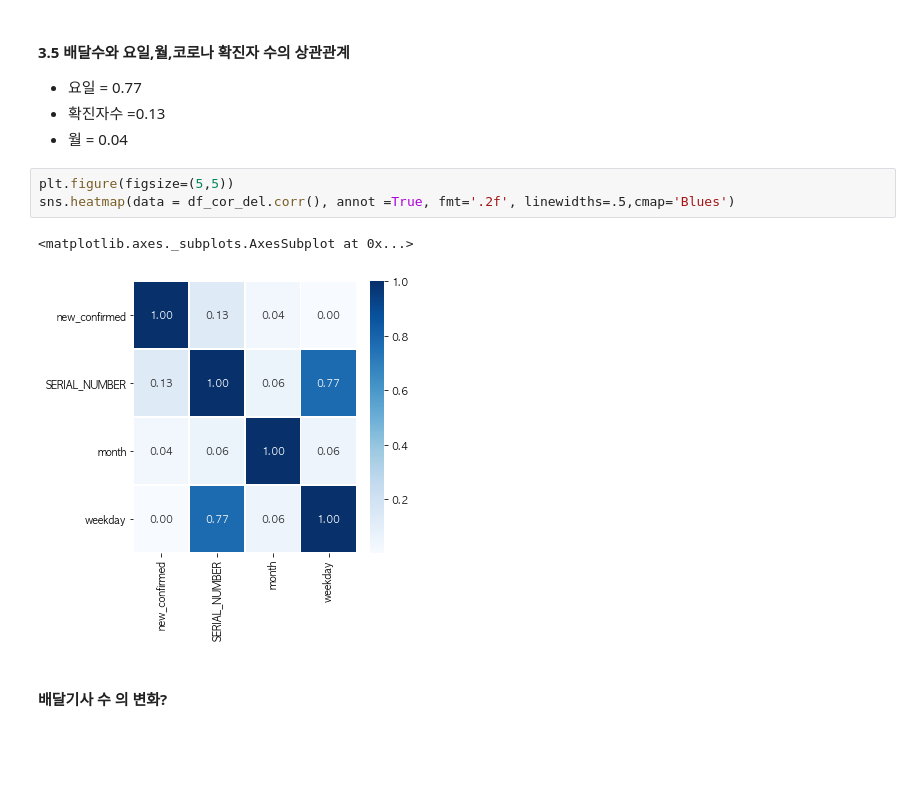
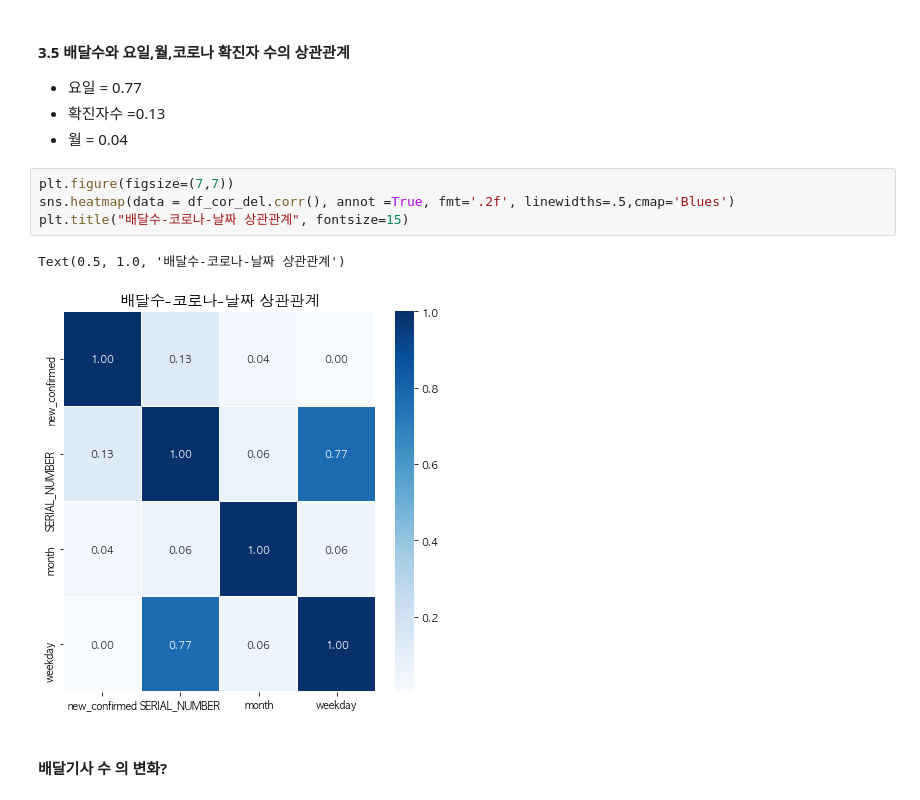
Before and after one commit to kkyuhun94/COVID-19_visualization, a Jupyter notebook: code/visualization.ipynb, the cells around one changed output. Drawn from its saved outputs; the diff is of its cells as text; blank space fills up the shorter version.

```diff
--- a/code/visualization.ipynb
+++ b/code/visualization.ipynb
@@ -534,11 +666,12 @@ df_cor_del.corr()
 - 확진자수 =0.13
 - 월 = 0.04
 # %%
-plt.figure(figsize=(5,5))
+plt.figure(figsize=(7,7))
 sns.heatmap(data = df_cor_del.corr(), annot =True, fmt='.2f', linewidths=.5,cmap='Blues')
+plt.title("배달수-코로나-날짜 상관관계", fontsize=15)
 # %% [output]
-<matplotlib.axes._subplots.AxesSubplot at 0x...>
+Text(0.5, 1.0, '배달수-코로나-날짜 상관관계')
-[figure, old version]
+[figure, new version]
 # %% [markdown]
 #### 배달기사 수 의 변화?
 # %%
```
Also changed, not shown: parts of 65 cells of this notebook.
